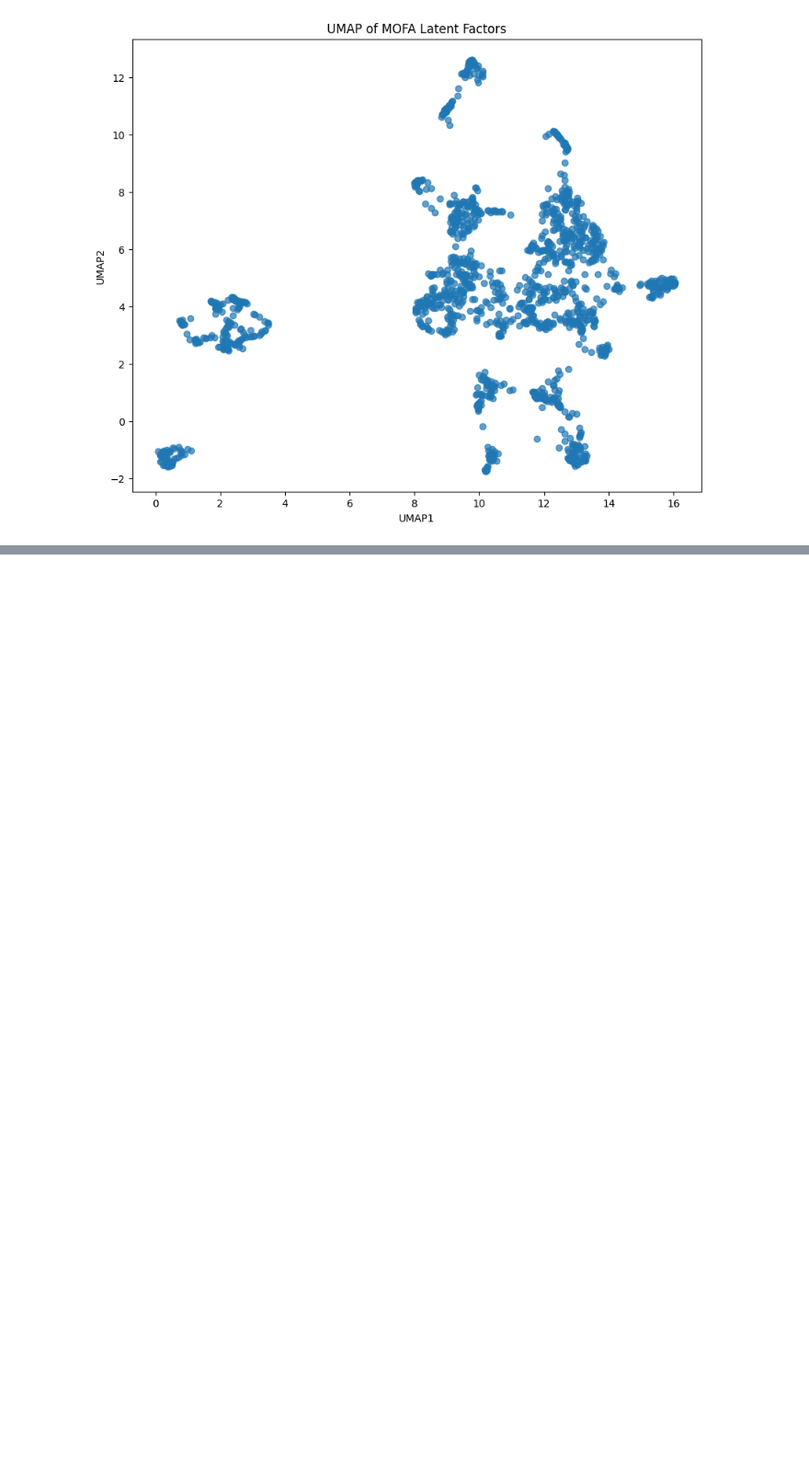
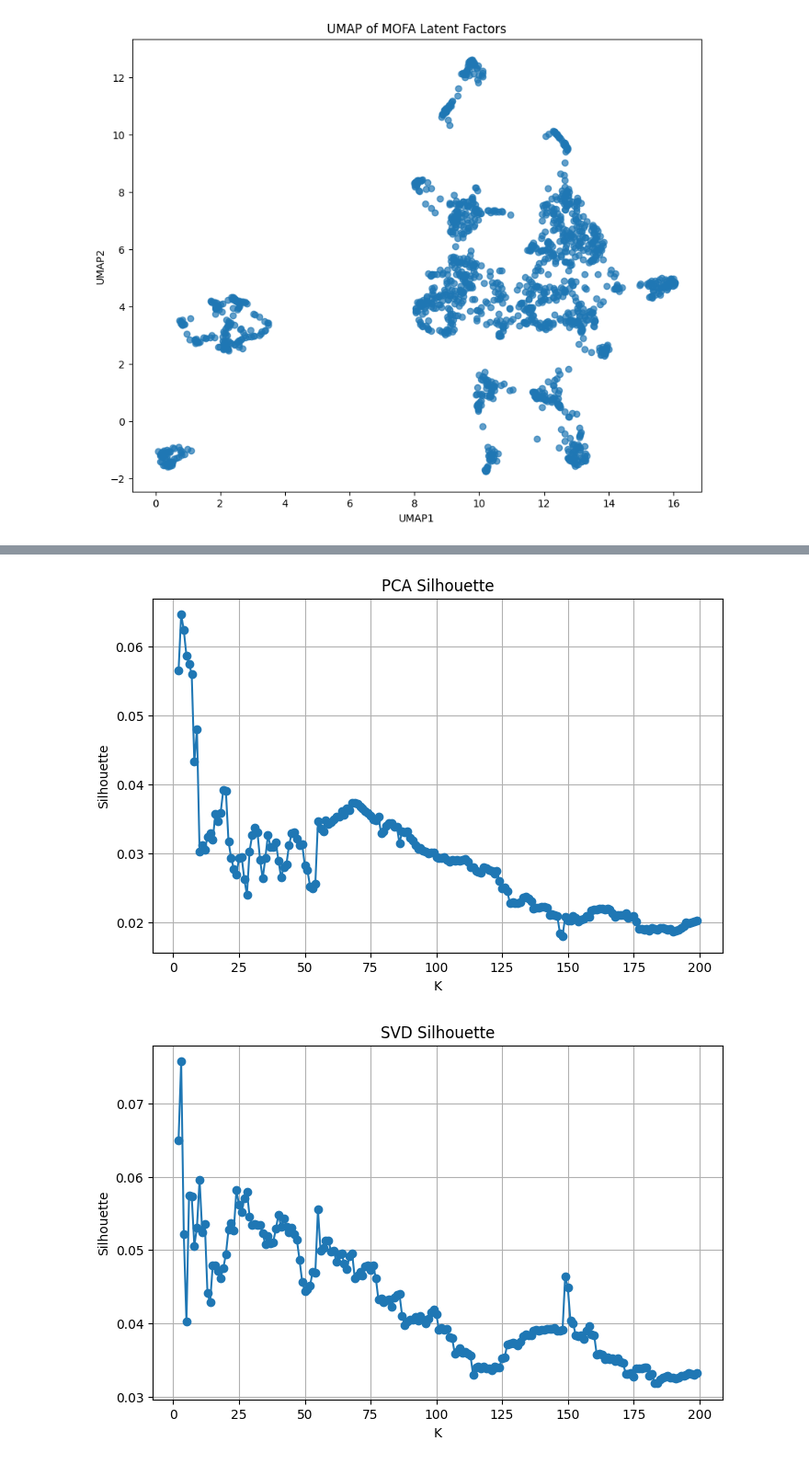
Before and after one commit to ShankaraNG/astrazeneca, a Jupyter notebook: research_notebook/pipeline.ipynb, the cells around one changed output, grey strips where cells are left out. Shown at 92% size. Drawn from its saved outputs; the diff is of its cells as text; code cells hidden in the pictures; blank space fills up the shorter version.

```diff
--- a/research_notebook/pipeline.ipynb
+++ b/research_notebook/pipeline.ipynb
@@ -2848,0 +3074,23 @@ plt.show()
+# %%
+for method in kmeans_results_df["Method"].unique():
+
+    subset = kmeans_results_df[
+        kmeans_results_df["Method"] == method
+    ]
+
+    plt.figure(figsize=(8,5))
+
+    plt.plot(
+        subset["K"],
+        subset["Silhouette"],
+        marker="o"
+    )
+
+    plt.title(f"{method} Silhouette")
+    plt.xlabel("K")
+    plt.ylabel("Silhouette")
+    plt.grid(True)
+    plt.show()
+# %% [output]
+[figure, added]
+[figure, added]
```
Also changed, not shown: parts of 40 cells of this notebook, 4 other files.
